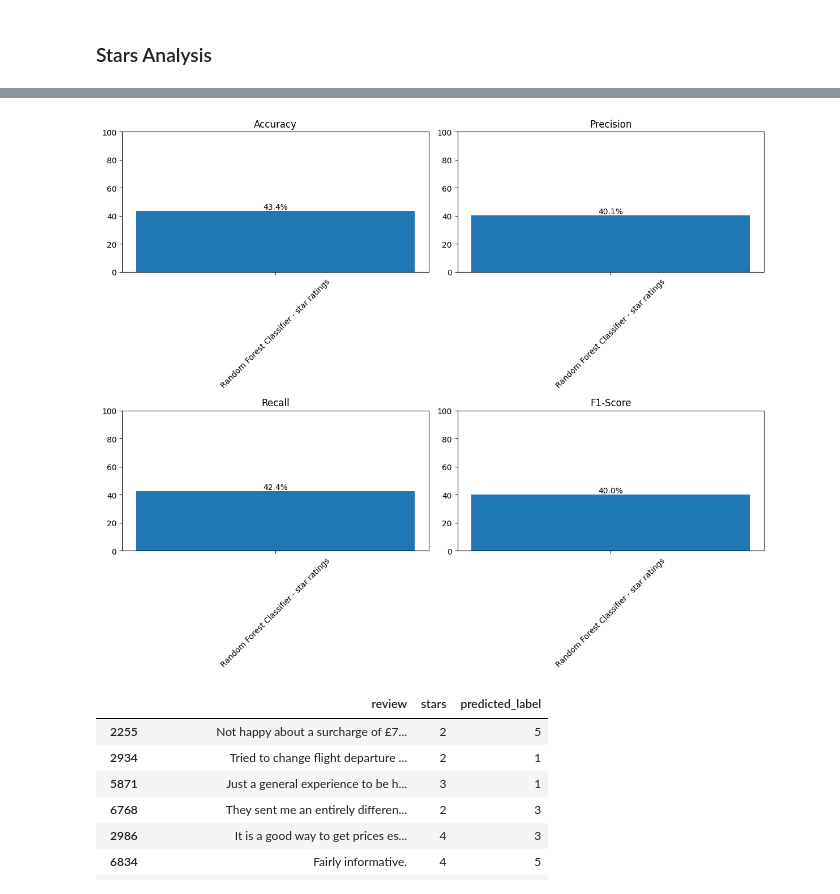
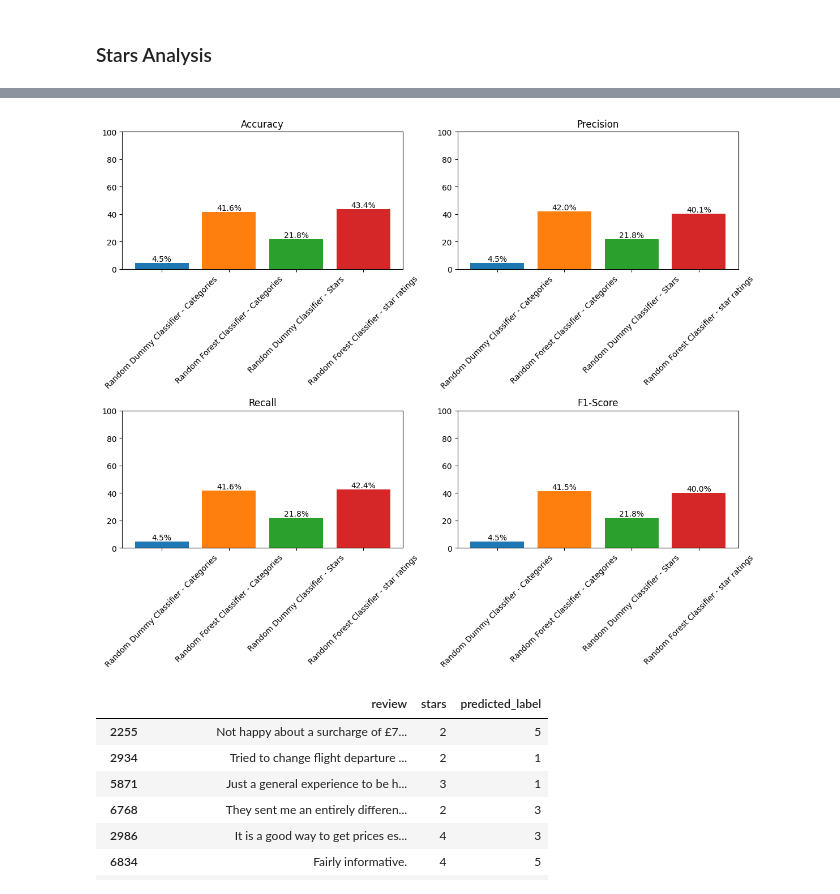
Before and after one commit to majoargote/advanced_nlp_final, a Jupyter notebook: scripts/Part_1.ipynb, the cells around one changed output, grey strips where cells are left out. Cells and saved outputs as stored; diff of their text form; code cells hidden in the pictures.

```diff
--- a/scripts/Part_1.ipynb
+++ b/scripts/Part_1.ipynb
@@ -145,8 +145,3 @@ RF_pipeline = Pipeline([
 
 RF_pipeline.fit(X_texts_joined, y_train)
 y_pred = RF_pipeline.predict(X_test_texts_joined)
-
-
-metrics_val = Metrics()
-metrics_val.run(y_test, y_pred, "Random Forest Classifier - Categories")
-metrics_val.plot()
@@ -178,8 +178,4 @@ random_clf = DummyClassifier(strategy="stratified")
 random_clf.fit(X_texts_joined, y_train)
 y_pred = random_clf.predict(X_test_texts_joined)
 print("Random baseline accuracy:", random_clf.score(X_test_texts_joined, y_test))
-
-metrics_val = Metrics()
-metrics_val.run(y_test, y_pred, "Random Dummy Classifier - Stars")
-metrics_val.plot()
 # %% [output]
@@ -188,27 +189,27 @@ Random baseline accuracy: 0.1924860853432282
 # %%
 # AI Co-pilot assisted coding below for star ratings on specific categories
 #using random forest with TF IDF
 
 train_texts, test_texts, train_labels, test_labels = train_test_split(
     df_filtered["processed_review"], df_filtered["stars"], test_size=0.2, random_state=SEED
 )
 
 # join the token lists back into strings for TF-IDF
 train_texts_joined = [' '.join(tokens) for tokens in train_texts]
 test_texts_joined  = [' '.join(tokens) for tokens in test_texts]
 
 # TF-IDF baseline (trained on all labeled training data)
 RF_pipeline = Pipeline([
     ("tfidf", TfidfVectorizer(max_features=2000, ngram_range=(1, 2))),
     ("clf", RandomForestClassifier(random_state=SEED))])
 RF_pipeline.fit(train_texts_joined, train_labels)
 valid_preds_RF = RF_pipeline.predict(test_texts_joined)
 
-metrics_val = Metrics()
+
 metrics_val.run(test_labels, valid_preds_RF, 'Random Forest Classifier - star ratings')
 metrics_val.plot()
 # %% [output]
-[figure, old version]
+[figure, new version]
 # %%
 # explore the missed classifications, showing the review text, the true label, and the predicted label for each missed classification
 mask = test_labels != valid_preds_RF  # boolean Series with original df_filtered indices
```
Also changed, not shown: parts of 14 cells of this notebook.
